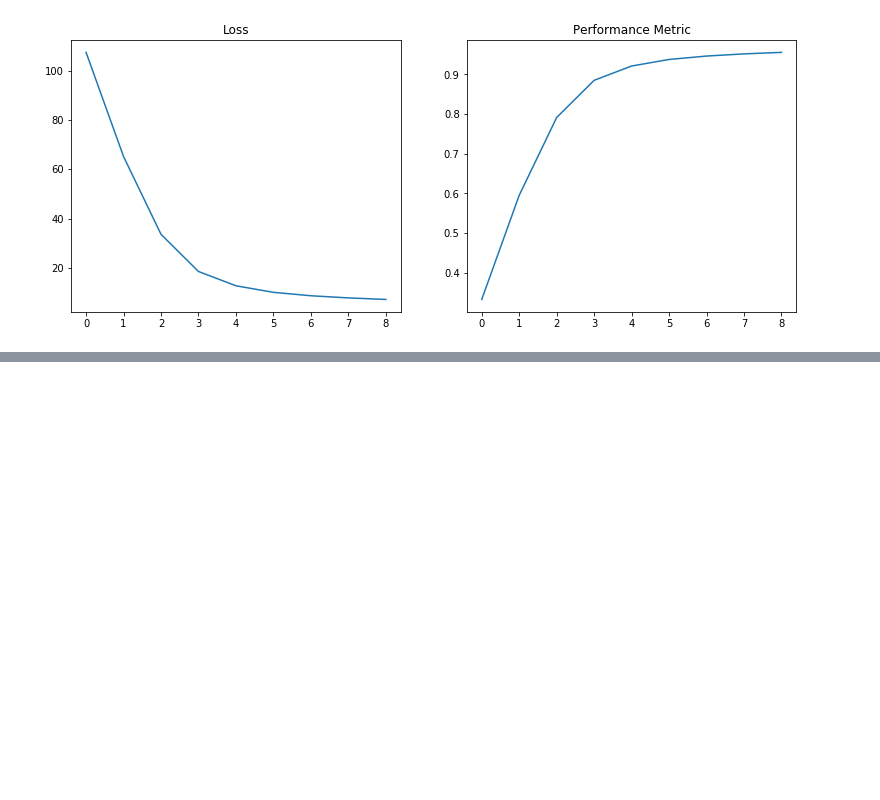
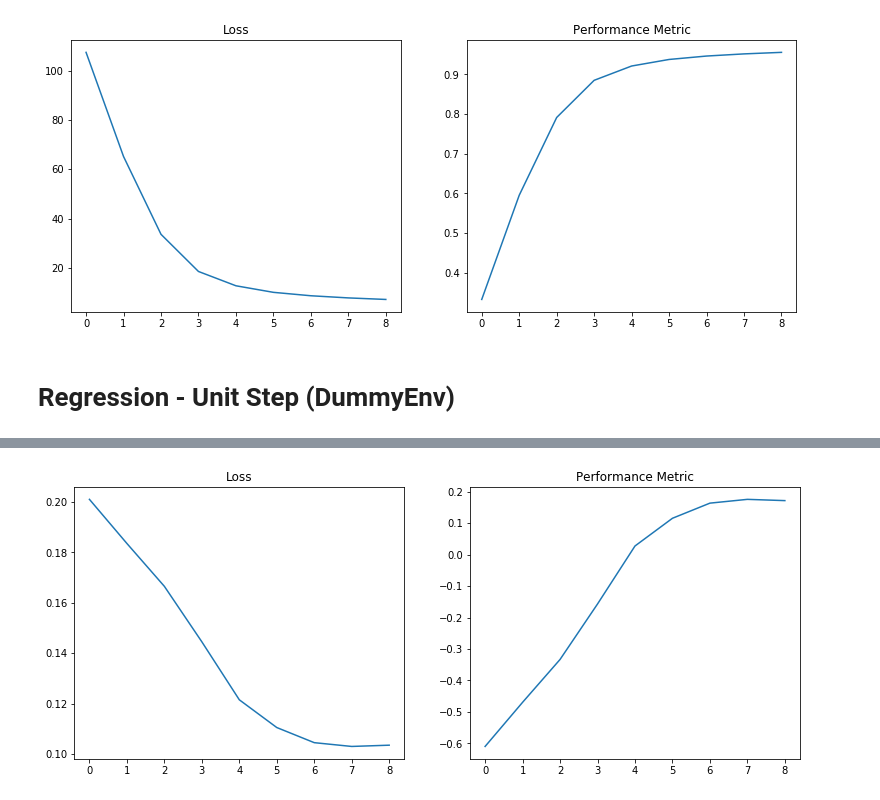
Before and after one commit to jackblandin/research, a Jupyter notebook: experiments/nn/mlp.ipynb, the cells around one changed output, grey strips where cells are left out. Cells and saved outputs as stored; diff of their text form; code cells hidden in the pictures; blank space fills up the shorter version.

```diff
--- a/experiments/nn/mlp.ipynb
+++ b/experiments/nn/mlp.ipynb
@@ -1623,3 +1623,5 @@ epoch: 3500, loss: 8.68, performance_metric: 0.9461, max weight: 3.552, max weig
 epoch: 4000, loss: 7.80, performance_metric: 0.9515, max weight: 3.644, max weight gradient: 0
 epoch: 4500, loss: 7.18, performance_metric: 0.9554, max weight: 3.715, max weight gradient: 130.54733827769283
 [figure]
+# %% [markdown]
+# Regression - Unit Step (DummyEnv)
@@ -1625,0 +1642,20 @@ epoch: 4500, loss: 7.18, performance_metric: 0.9554, max weight: 3.715, max weig
+# %%
+X = np.random.randn(1000, 1)
+def unit_step(x):
+    if x >= 0:
+        return 1
+    else:
+        return 0
+y = np.array([unit_step(x) for x in X]).reshape(-1, 1)
+# %%
+from research.neural_networks.mlp import MLPRegressor
+
+np.random.seed(123)
+
+model = MLPRegressor(D=1, hidden_layer_sizes=[50, 50], K=1, Z=Sigmoid(),
+                     learning_rate=1e-6, reg=0, mu=.7)
+
+model.fit(X, y, 3000)
+
+preds = model.predict(X)
+# %% [output]
@@ -1625,0 +1672 @@ epoch: 4500, loss: 7.18, performance_metric: 0.9554, max weight: 3.715, max weig
+[figure, added]
```
Also changed, not shown: parts of 3 cells of this notebook, 12 other files.
